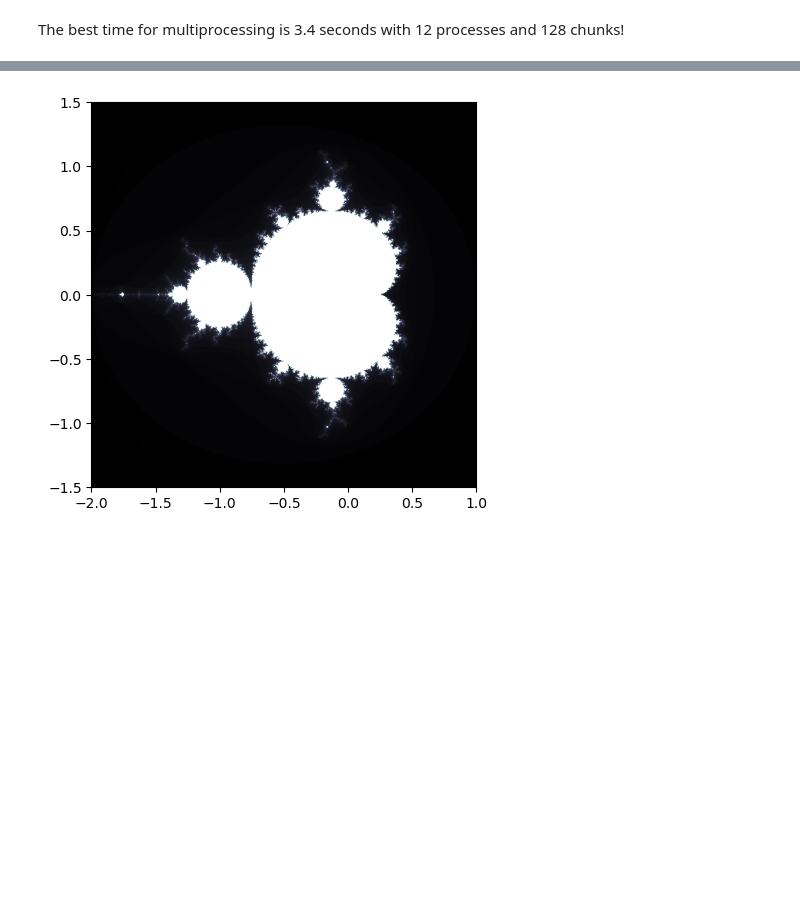
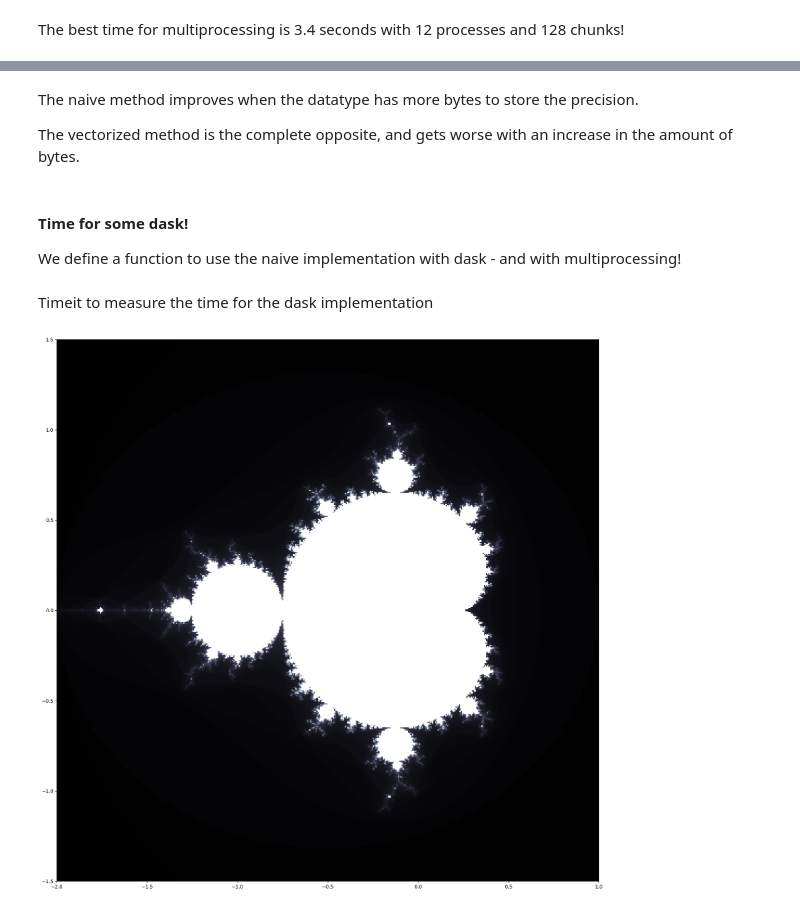
Before and after one commit to vmatth/Mandelbrot-Miniproject, a Jupyter notebook: Mandelbrot.ipynb, the cells around one changed output, grey strips where cells are left out. Saved outputs shown, nothing was run; the diff lists cells and outputs as text; code cells hidden in the pictures; blank space fills up the shorter version.

Commit message:
Dask miniproject. Added times for dtypes. Working on dask multiprocessing

```diff
--- a/Mandelbrot.ipynb
+++ b/Mandelbrot.ipynb
@@ -202,25 +186,0 @@ The best time for multiprocessing is 3.4 seconds with 12 processes and 128 chunk
-# %%
-fig = ploterino.figure()
-ploterino.rcParams["figure.figsize"] = [5, 5]
-ax = fig.add_subplot(projection='3d')
-
-xs = []
-ys = []
-
-yticks = range(0, len(chunks))
-
-for p in P:
-    for yt in yticks:
-        xs.append(p)
-        ys.append(yt)
-
-ax.stem(xs, ys, all_t_multiprocessing, basefmt=' ',)
-
-ax.set_xlabel('Processes')
-ax.set_ylabel('Chunk Size')
-ax.set_zlabel('Time')
-ax.set_xticks(range(2,P[-1], 2))
-ax.set_yticks(yticks)
-ax.set_yticklabels(chunks)
-
-ploterino.show()
@@ -231,9 +186,0 @@ As seen from the plot, the best combination of processes and chunk sizes for a 5
-# %%
-fig = ploterino.figure()
-ploterino.rcParams["figure.figsize"] = [5, 5]
-ax = fig.add_axes([0, 0, 1, 1])
-
-langs = ['Naive', 'Vectorized', 'Numba', 'Multiprocessing']
-times = [t_naive, t_vectorized, t_numba, t_multiprocessing]
-ax.bar(langs, times)
-ploterino.show()
@@ -246,0 +207,8 @@ As seen from the plots, the numba version is the fastest, followed by the vector
+# %% [markdown]
+The naive method improves when the datatype has more bytes to store the precision.
+
+The vectorized method is the complete opposite, and gets worse with an increase in the amount of bytes.
+# %% [markdown]
+#### Time for some dask!
+
+We define a function to use the naive implementation with dask - and with multiprocessing!
@@ -246,0 +224,2 @@ As seen from the plots, the numba version is the fastest, followed by the vector
+# %% [markdown]
+Timeit to measure the time for the dask implementation
@@ -247,7 +236,9 @@ As seen from the plots, the numba version is the fastest, followed by the vector
 # %%
+M = data
+
 ploterino.imshow(M, cmap='bone', extent=(-2, 1, -1.5, 1.5))
 ploterino.rcParams["figure.figsize"] = [20, 20]
 ploterino.rcParams["figure.dpi"] = 100
 ploterino.show()
 # %% [output]
-[figure, old version]
+[figure, new version]
```
Also changed, not shown: parts of 33 cells of this notebook.
